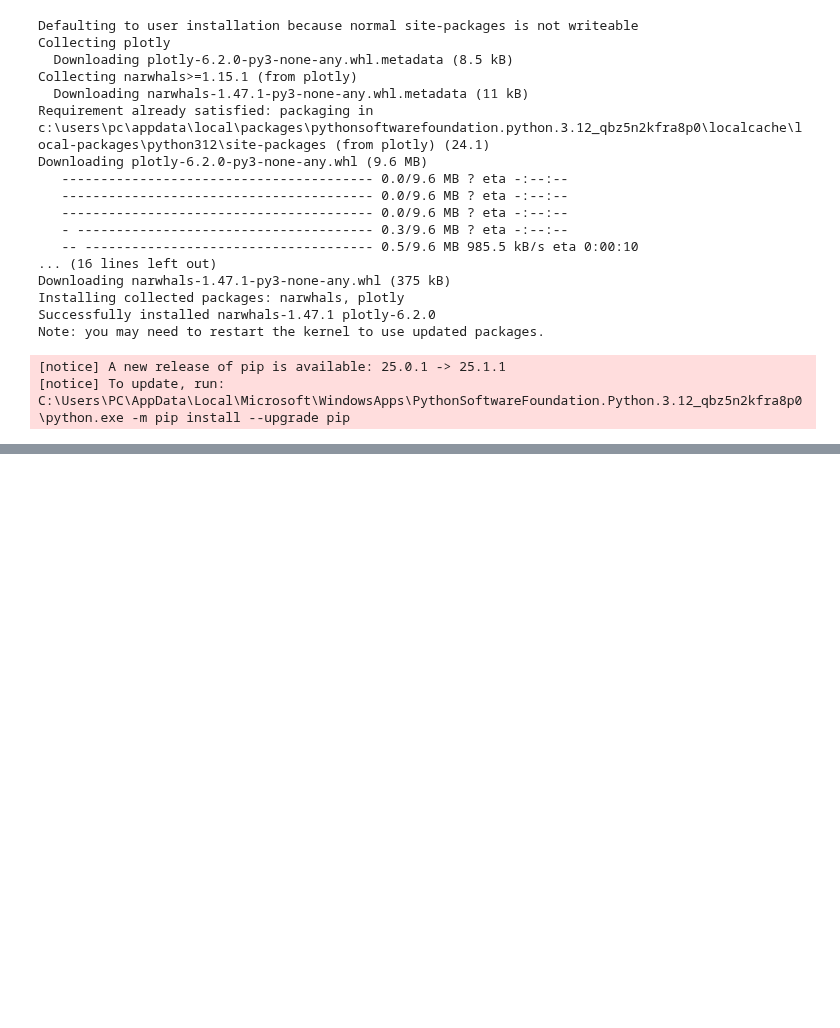
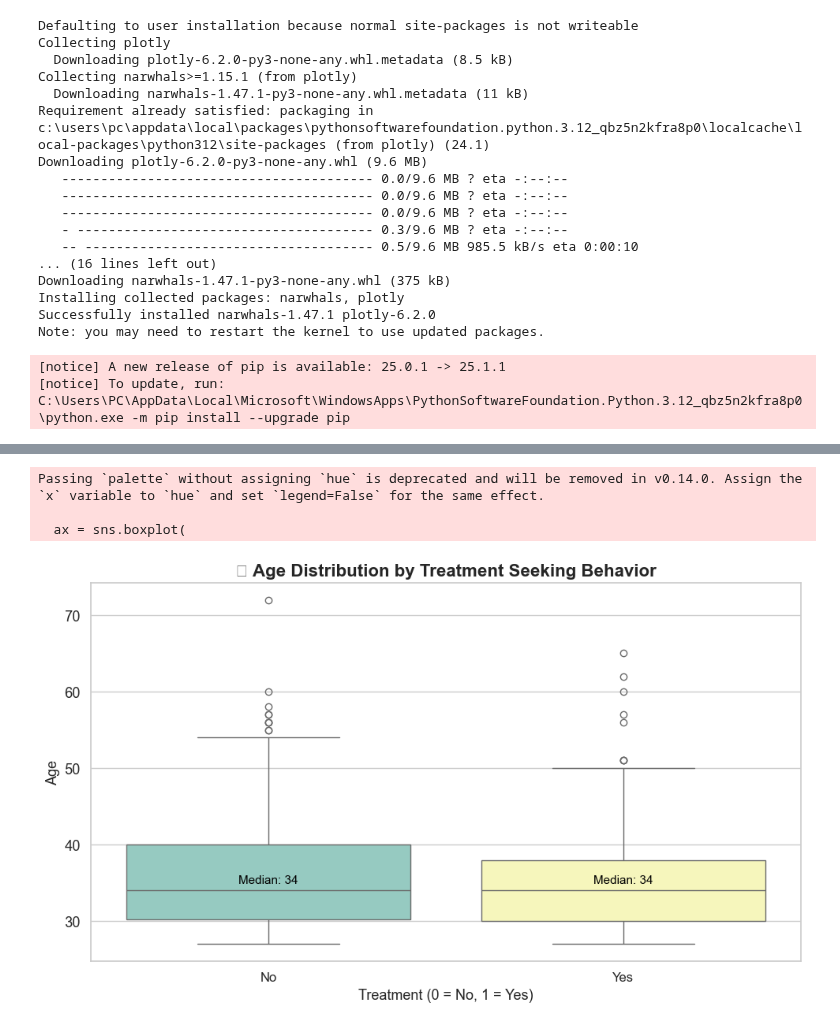
Before and after one commit to markchweya/DSA2040A_DataMining_Group1, a Jupyter notebook: DSA2040A_DataMining_Group1/notebooks/4_insights_dashboard.ipynb, the cells around one changed output, grey strips where cells are left out. Saved outputs shown, nothing was run; the diff lists cells and outputs as text; code cells hidden in the pictures; blank space fills up the shorter version.

```diff
--- a/DSA2040A_DataMining_Group1/notebooks/4_insights_dashboard.ipynb
+++ b/DSA2040A_DataMining_Group1/notebooks/4_insights_dashboard.ipynb
@@ -33,0 +72,33 @@ ModuleNotFoundError: No module named 'plotly'
+# %%
+import matplotlib.pyplot as plt
+import seaborn as sns
+
+plt.figure(figsize=(10, 6))
+sns.set(style="whitegrid", font_scale=1.2)
+
+# Draw the boxplot
+ax = sns.boxplot(
+    data=df,
+    x='treatment',
+    y='Age',
+    palette='Set3'
+)
+
+# Set clear labels
+ax.set_title('📊 Age Distribution by Treatment Seeking Behavior', fontsize=16, weight='bold')
+ax.set_xlabel('Treatment (0 = No, 1 = Yes)', fontsize=13)
+ax.set_ylabel('Age', fontsize=13)
+ax.set_xticklabels(['No', 'Yes'], fontsize=12)
+
+# Annotate medians
+medians = df.groupby('treatment')['Age'].median()
+for i, median in enumerate(medians):
+    ax.text(i, median + 1, f'Median: {int(median)}', ha='center', color='black', fontsize=11)
+
+plt.tight_layout()
+plt.show()
+# %% [output]
+Passing `palette` without assigning `hue` is deprecated and will be removed in v0.14.0. Assign the `x` variable to `hue` and set `legend=False` for the same effect.
+
+  ax = sns.boxplot(
+[figure, added]
```
Also changed, not shown: parts of 11 cells of this notebook.
